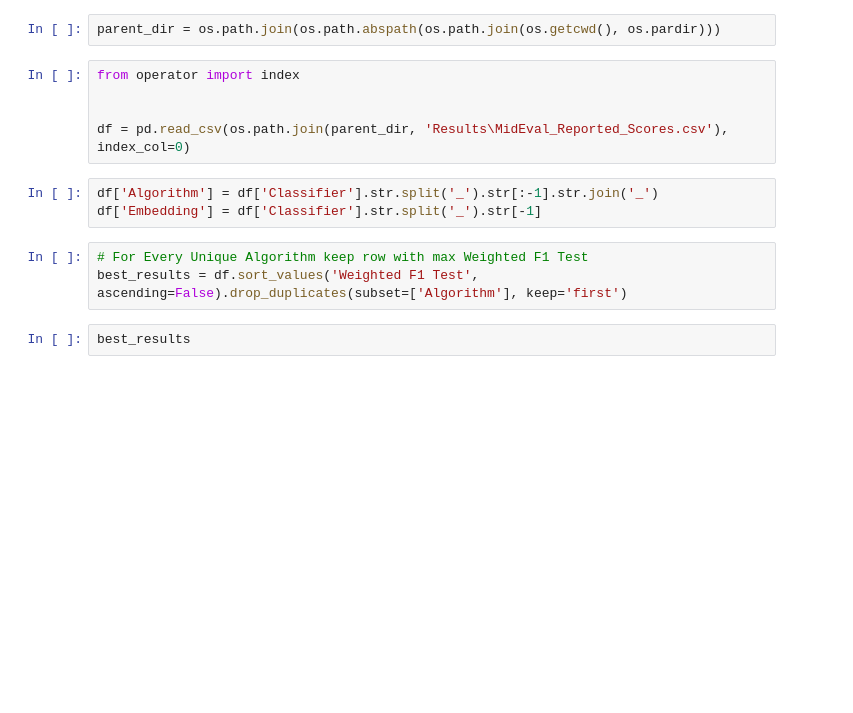
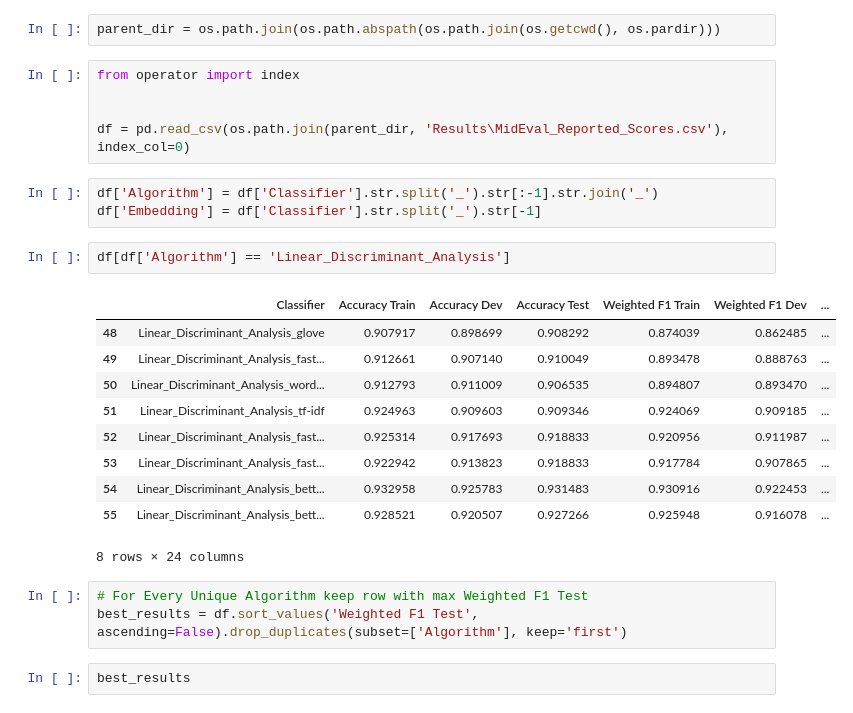
Before and after one commit to aflah02/Hope_Speech_Detection, a Jupyter notebook: Results/analysis.ipynb, the cells around one changed output. Drawn from its saved outputs; the diff is of its cells as text; blank space fills up the shorter version.

```diff
--- a/Results/analysis.ipynb
+++ b/Results/analysis.ipynb
@@ -11,6 +11,19 @@ df = pd.read_csv(os.path.join(parent_dir, 'Results\MidEval_Reported_Scores.csv')
 # %%
 df['Algorithm'] = df['Classifier'].str.split('_').str[:-1].str.join('_')
 df['Embedding'] = df['Classifier'].str.split('_').str[-1]
+# %%
+df[df['Algorithm'] == 'Linear_Discriminant_Analysis']
+# %% [output]
+|  | Classifier | Accuracy Train | Accuracy Dev | Accuracy Test | Weighted F1 Train | Weighted F1 Dev | ... |
+| 48 | Linear_Discriminant_Analysis_glove | 0.907917 | 0.898699 | 0.908292 | 0.874039 | 0.862485 | ... |
+| 49 | Linear_Discriminant_Analysis_fast... | 0.912661 | 0.907140 | 0.910049 | 0.893478 | 0.888763 | ... |
+| 50 | Linear_Discriminant_Analysis_word... | 0.912793 | 0.911009 | 0.906535 | 0.894807 | 0.893470 | ... |
+| 51 | Linear_Discriminant_Analysis_tf-idf | 0.924963 | 0.909603 | 0.909346 | 0.924069 | 0.909185 | ... |
+| 52 | Linear_Discriminant_Analysis_fast... | 0.925314 | 0.917693 | 0.918833 | 0.920956 | 0.911987 | ... |
+| 53 | Linear_Discriminant_Analysis_fast... | 0.922942 | 0.913823 | 0.918833 | 0.917784 | 0.907865 | ... |
+| 54 | Linear_Discriminant_Analysis_bett... | 0.932958 | 0.925783 | 0.931483 | 0.930916 | 0.922453 | ... |
+| 55 | Linear_Discriminant_Analysis_bett... | 0.928521 | 0.920507 | 0.927266 | 0.925948 | 0.916078 | ... |
+8 rows × 24 columns
 # %%
 # For Every Unique Algorithm keep row with max Weighted F1 Test
 best_results = df.sort_values('Weighted F1 Test', ascending=False).drop_duplicates(subset=['Algorithm'], keep='first')
```
Also changed, not shown: parts of 5 cells of this notebook, 8 other files.
